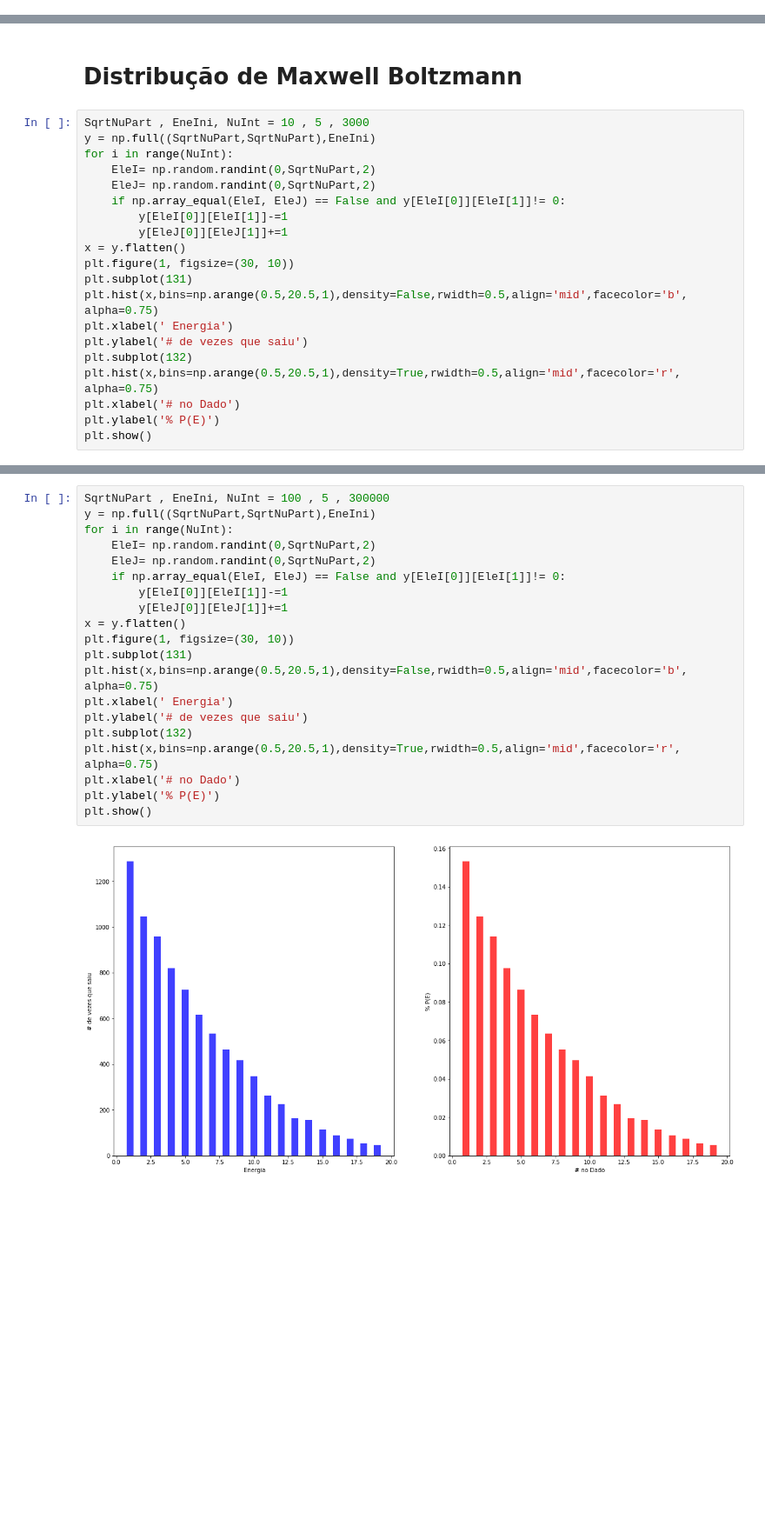
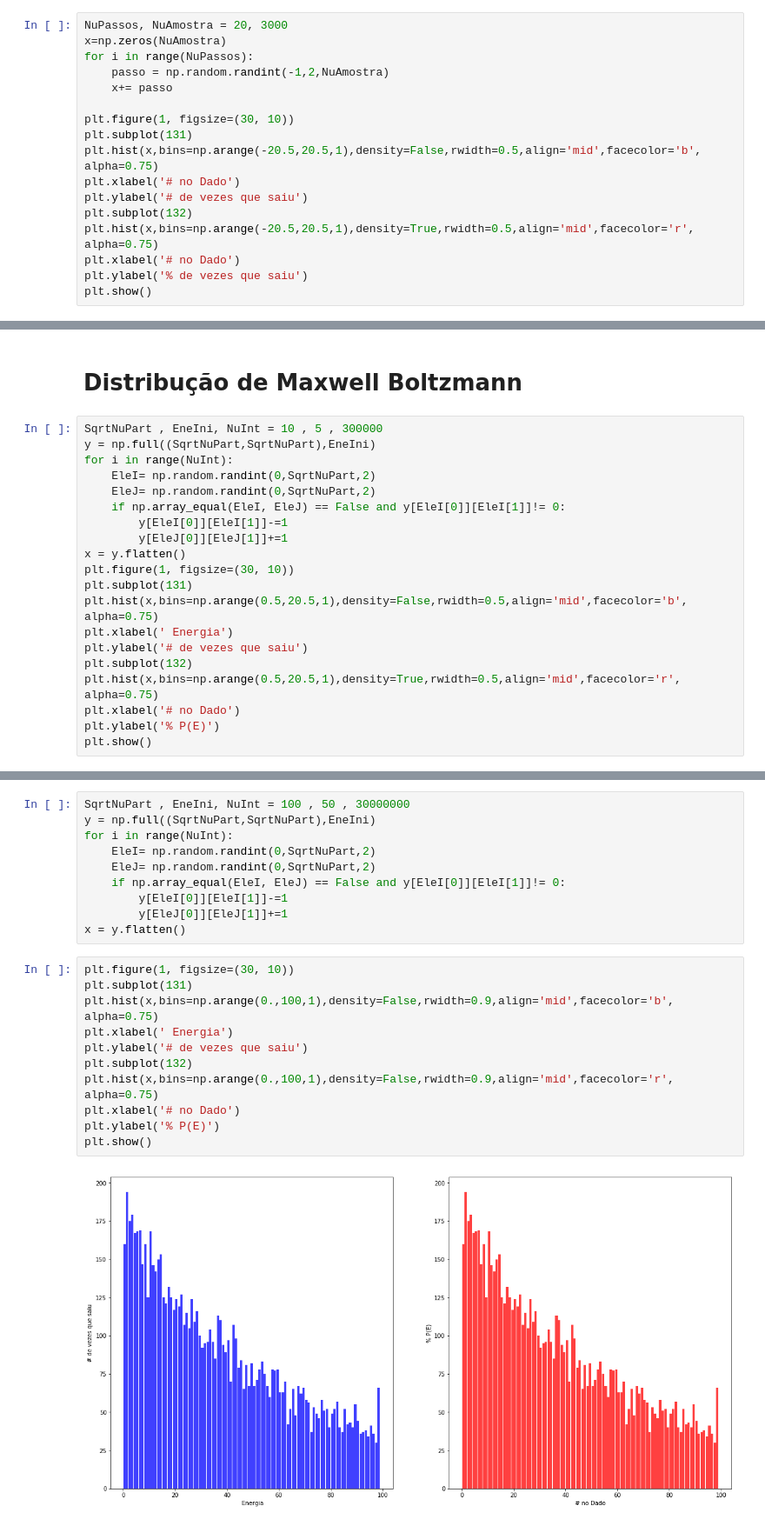
Before and after one commit to andlessa/Teaching, a Jupyter notebook: FisicaQuantica/Funçoes de Distribuição.ipynb, the cells around one changed output, grey strips where cells are left out. Shown at 87% size. Drawn from its saved outputs; the diff is of its cells as text; blank space fills up the shorter version.

```diff
--- a/FisicaQuantica/Funçoes de Distribuição.ipynb
+++ b/FisicaQuantica/Funçoes de Distribuição.ipynb
@@ -44,0 +61,17 @@ plt.show()
+# %%
+NuPassos, NuAmostra = 20, 3000
+x=np.zeros(NuAmostra)
+for i in range(NuPassos):
+    passo = np.random.randint(-1,2,NuAmostra)
+    x+= passo
+
+plt.figure(1, figsize=(30, 10))
+plt.subplot(131)
+plt.hist(x,bins=np.arange(-20.5,20.5,1),density=False,rwidth=0.5,align='mid',facecolor='b', alpha=0.75)
+plt.xlabel('# no Dado')
+plt.ylabel('# de vezes que saiu')
+plt.subplot(132)
+plt.hist(x,bins=np.arange(-20.5,20.5,1),density=True,rwidth=0.5,align='mid',facecolor='r', alpha=0.75)
+plt.xlabel('# no Dado')
+plt.ylabel('% de vezes que saiu')
+plt.show()
@@ -45,7 +80,7 @@ plt.show()
 # %% [markdown]
 # Distribução de Maxwell Boltzmann
 # %%
-SqrtNuPart , EneIni, NuInt = 10 , 5 , 3000
+SqrtNuPart , EneIni, NuInt = 10 , 5 , 300000
 y = np.full((SqrtNuPart,SqrtNuPart),EneIni)
 for i in range(NuInt):
     EleI= np.random.randint(0,SqrtNuPart,2)
@@ -69,22 +104,23 @@ plt.show()
+# %%
+SqrtNuPart , EneIni, NuInt = 100 , 50 , 30000000
+y = np.full((SqrtNuPart,SqrtNuPart),EneIni)
+for i in range(NuInt):
+    EleI= np.random.randint(0,SqrtNuPart,2)
+    EleJ= np.random.randint(0,SqrtNuPart,2)
+    if np.array_equal(EleI, EleJ) == False and y[EleI[0]][EleI[1]]!= 0:
+        y[EleI[0]][EleI[1]]-=1
+        y[EleJ[0]][EleJ[1]]+=1
+x = y.flatten()
 # %%
-SqrtNuPart , EneIni, NuInt = 100 , 5 , 300000
-y = np.full((SqrtNuPart,SqrtNuPart),EneIni)
-for i in range(NuInt):
-    EleI= np.random.randint(0,SqrtNuPart,2)
-    EleJ= np.random.randint(0,SqrtNuPart,2)
-    if np.array_equal(EleI, EleJ) == False and y[EleI[0]][EleI[1]]!= 0:
-        y[EleI[0]][EleI[1]]-=1
-        y[EleJ[0]][EleJ[1]]+=1
-x = y.flatten()
 plt.figure(1, figsize=(30, 10))
 plt.subplot(131)
-plt.hist(x,bins=np.arange(0.5,20.5,1),density=False,rwidth=0.5,align='mid',facecolor='b', alpha=0.75)
+plt.hist(x,bins=np.arange(0.,100,1),density=False,rwidth=0.9,align='mid',facecolor='b', alpha=0.75)
 plt.xlabel(' Energia')
 plt.ylabel('# de vezes que saiu')
 plt.subplot(132)
-plt.hist(x,bins=np.arange(0.5,20.5,1),density=True,rwidth=0.5,align='mid',facecolor='r', alpha=0.75)
+plt.hist(x,bins=np.arange(0.,100,1),density=False,rwidth=0.9,align='mid',facecolor='r', alpha=0.75)
 plt.xlabel('# no Dado')
 plt.ylabel('% P(E)')
 plt.show()
 # %% [output]
-[figure, old version]
+[figure, new version]
```
Also changed, not shown: parts of 5 cells of this notebook.
